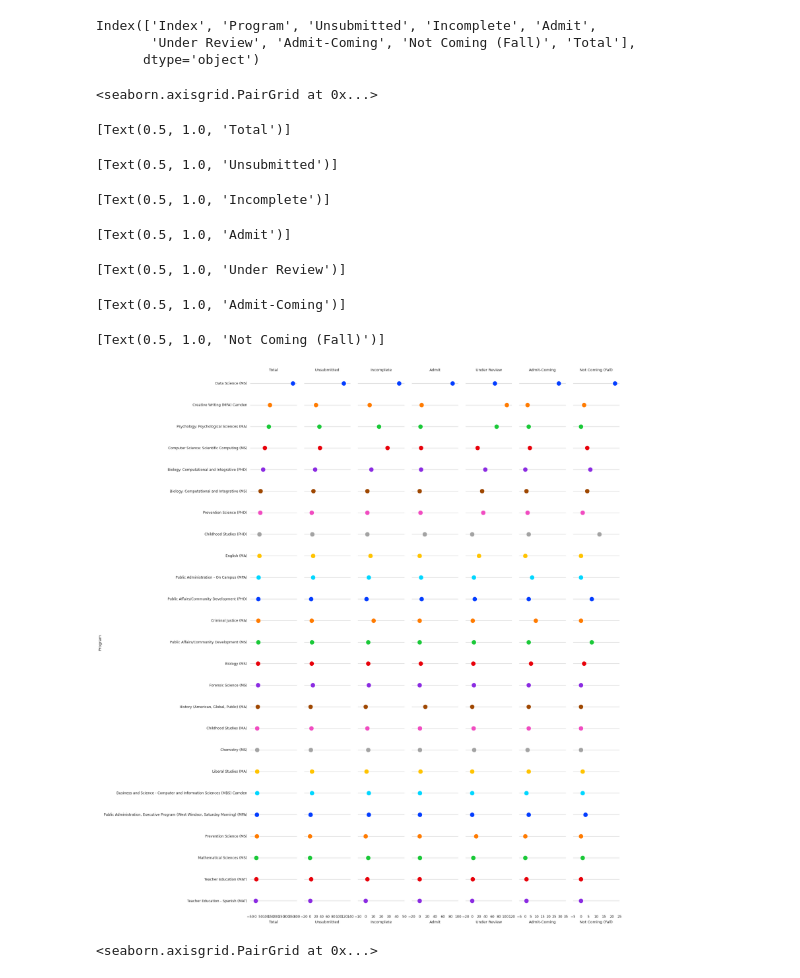
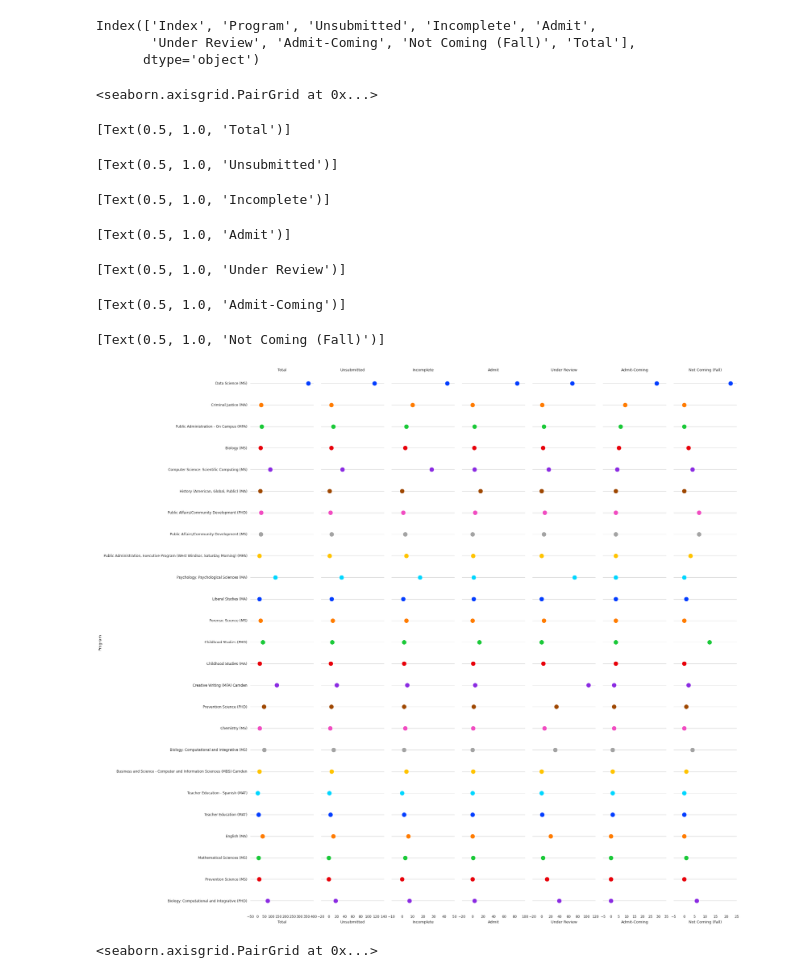
Before and after one commit to theaok/vis-sp23-ewattudo, a Jupyter notebook: PS4.ipynb, the cells around one changed output. Drawn from its saved outputs; the diff is of its cells as text; code cells hidden in the pictures.

Commit message:
Updated the pipeline vis to sort by ac rather than total. I think this is more interesting/actionable.

```diff
--- a/PS4.ipynb
+++ b/PS4.ipynb
@@ -179,38 +179,38 @@ import seaborn as sns
 sns.set_theme(style="whitegrid")
 
 # Make the PairGrid
-g = sns.PairGrid(programs.sort_values("Total", ascending=False),
+g = sns.PairGrid(programs.sort_values("Admit-Coming", ascending=False),
                  x_vars=programs.columns[:-1], y_vars=["Program"],
-                 height=25, aspect=.1)
+                 height=25, aspect=.13)
 
 # Draw a dot plot using the stripplot function
 g.map(sns.stripplot, size=15, orient="h", jitter=False,
       palette="bright", linewidth=1, edgecolor="w")
 
 # Use semantically meaningful titles for the columns
 titles = ['Total','Unsubmitted', 'Incomplete', 'Admit', 'Under Review',
        'Admit-Coming', 'Not Coming (Fall)']
 
 for ax, title in zip(g.axes.flat, titles):
 
     # Set a different title for each axes
     ax.set(title=title)
 
     # Make the grid horizontal instead of vertical
     ax.xaxis.grid(False)
     ax.yaxis.grid(True)
 
 sns.despine(left=True, bottom=True)
 # %% [output]
 <seaborn.axisgrid.PairGrid at 0x...>
 [Text(0.5, 1.0, 'Total')]
 [Text(0.5, 1.0, 'Unsubmitted')]
 [Text(0.5, 1.0, 'Incomplete')]
 [Text(0.5, 1.0, 'Admit')]
 [Text(0.5, 1.0, 'Under Review')]
 [Text(0.5, 1.0, 'Admit-Coming')]
 [Text(0.5, 1.0, 'Not Coming (Fall)')]
-[figure, old version]
+[figure, new version]
 # %%
 #I like this, I want to save the code.
 import seaborn as sns
```
